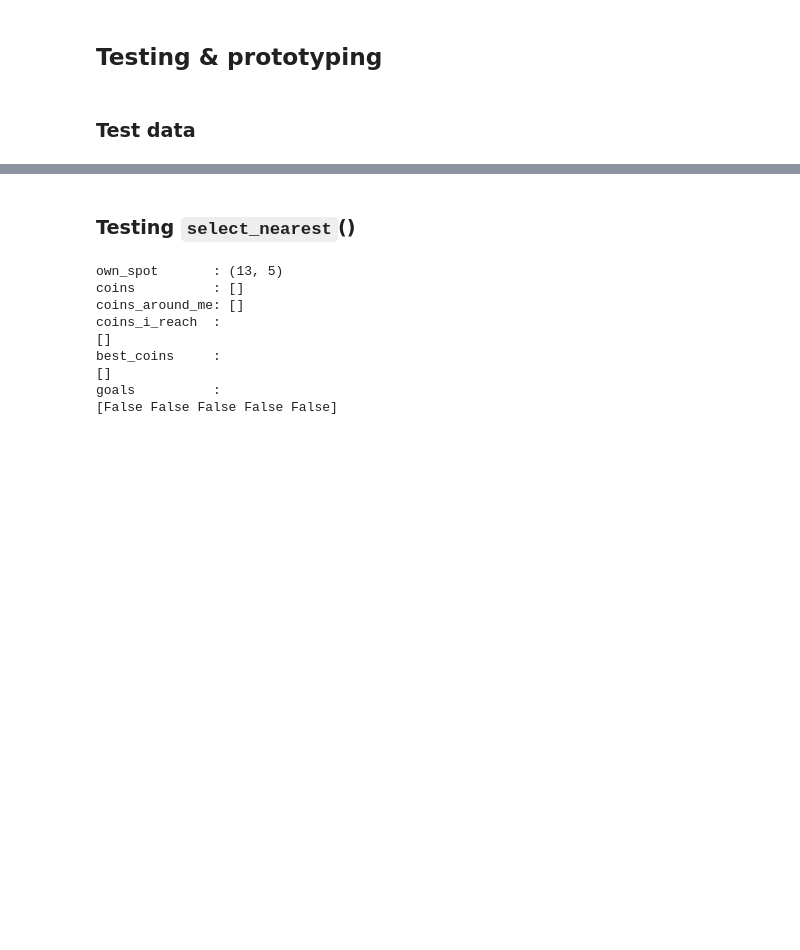
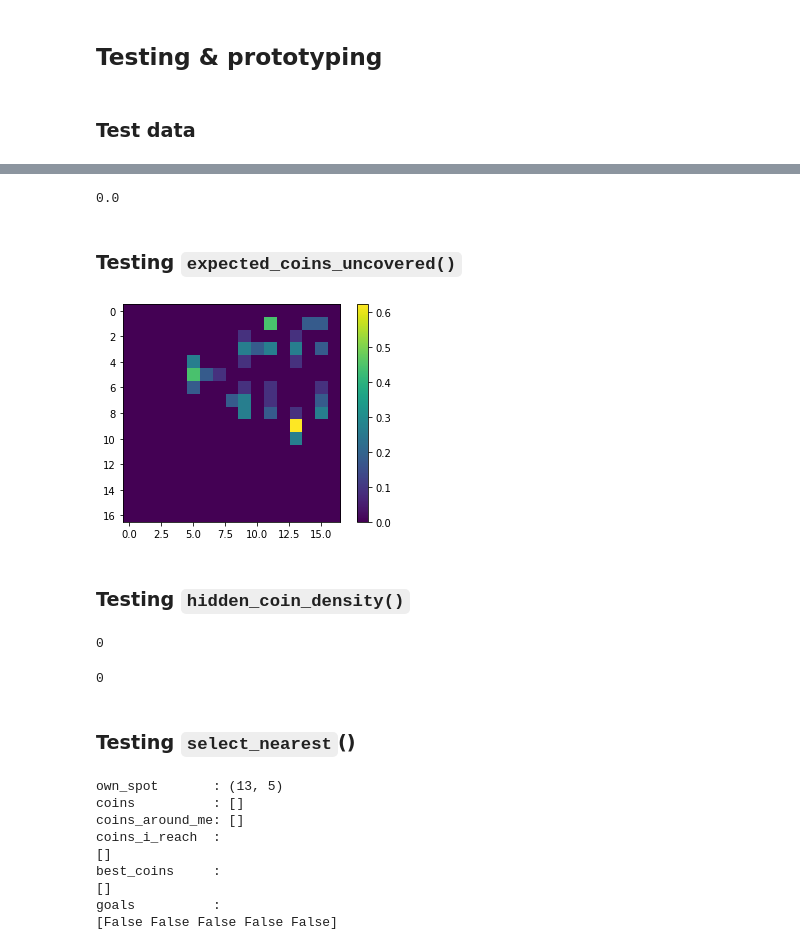
Before and after one commit to Fjallripa/bomberman, a Jupyter notebook: prototyping/h4_feature_design/one mode.ipynb, the cells around one changed output, grey strips where cells are left out. Saved outputs shown, nothing was run; the diff lists cells and outputs as text; code cells hidden in the pictures; blank space fills up the shorter version.

```diff
--- a/prototyping/h4_feature_design/one mode.ipynb
+++ b/prototyping/h4_feature_design/one mode.ipynb
@@ -471,0 +623,49 @@ bombs_many = [((11, 5), 4), ((1, 1), 2), ((7, 6), 0), ((5, 11), 1), ((5, 7), 2),
+# %%
+crate_map               = halffull_game_field
+bombs                   = bombs_some
+own_position            = (13, 5)
+foe_positions           = [(11, 4), (1, 1)] #[(13, 6), (11, 4), (10, 5)]   # []
+dumb_bombing_map        = np.zeros_like(crate_map)
+already_collected_coins = 1
+
+distance_map, reachability_map, direction_map = proximity_map(own_position, crate_map)
+
+crates_destroyed     = crate_destruction_map(crate_map, bombs)
+sensible_bombing_map = sensible_bombing_spots(reachability_map, dumb_bombing_map)
+hidden_coin_density  = coin_density(crate_map, already_collected_coins)
+expected_new_coins   = expected_coins_uncovered(crates_destroyed, sensible_bombing_map, hidden_coin_density)
+
+expected_kills       = expected_foes_killed(foe_positions, own_position)
+# %%
+print(expected_kills)
+# %% [output]
+0.0
+# %% [markdown]
+### Testing `expected_coins_uncovered()`
+# %%
+def expected_coins_uncovered (number_of_destroyed_crates_map, sensible_bombing_map, coin_density):
+    expected_crates_destroyed = sensible_bombing_map * number_of_destroyed_crates_map
+
+    return coin_density * expected_crates_destroyed
+# %%
+crate_map               = halffull_game_field
+bombs                   = bombs_some
+own_position            = (13, 5)
+dumb_bombing_map        = np.zeros_like(crate_map)
+already_collected_coins = 1
+
+distance_map, reachability_map, direction_map = proximity_map(own_position, crate_map)
+
+crates_destroyed     = crate_destruction_map(crate_map, bombs)
+sensible_bombing_map = sensible_bombing_spots(reachability_map, dumb_bombing_map)
+hidden_coin_density  = coin_density(crate_map, already_collected_coins)
+
+expected_new_coins   = expected_coins_uncovered(crates_destroyed, sensible_bombing_map, hidden_coin_density)
+# %%
+plt.imshow(expected_new_coins.T)
+plt.colorbar()
+plt.show()
+# %% [output]
+[figure, added]
+# %% [markdown]
+### Testing `hidden_coin_density()`
@@ -472,3 +682,12 @@ bombs_many = [((11, 5), 4), ((1, 1), 2), ((7, 6), 0), ((5, 11), 1), ((5, 7), 2),
+# %%
+crate_map               = empty_game_field
+already_collected_coins = 9
+
+print(np.sum(crate_map == 1))
+coin_density(crate_map, already_collected_coins)
+# %% [output]
+0
+0
 # %% [markdown]
 ### Testing `select_nearest`()
 # %%
```
Also changed, not shown: parts of 12 cells of this notebook.
